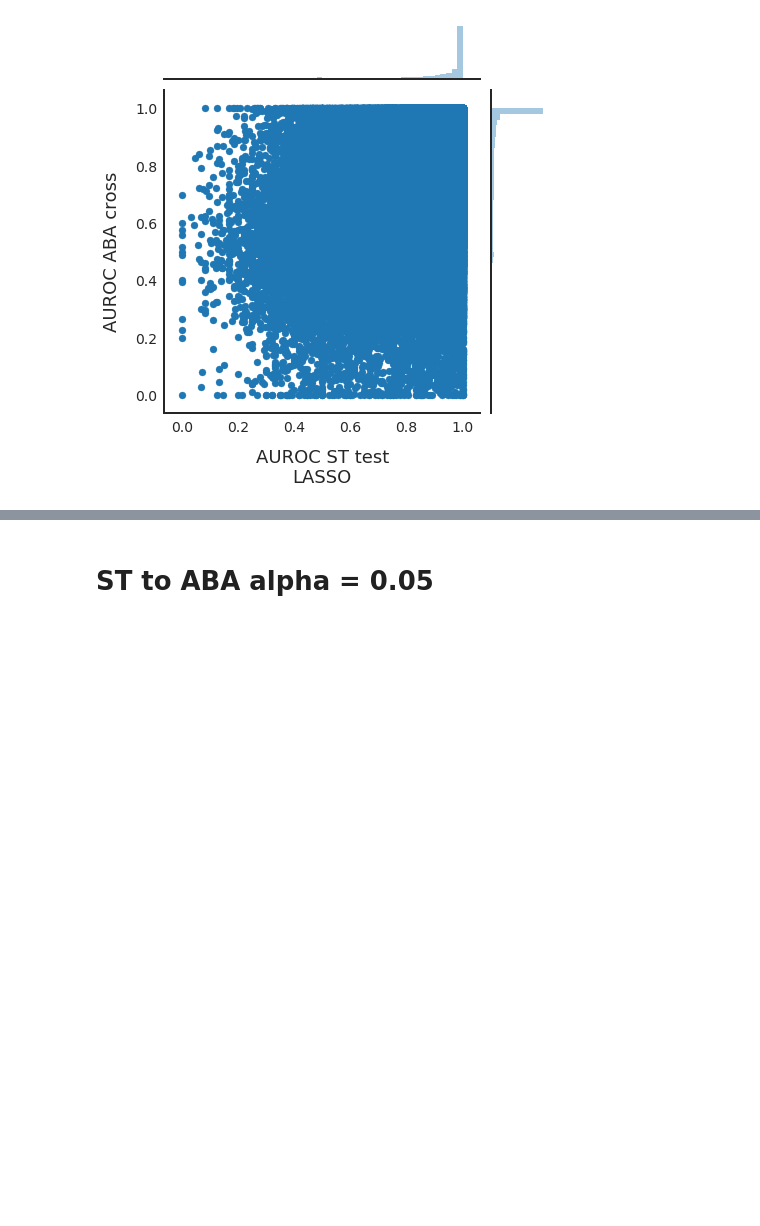
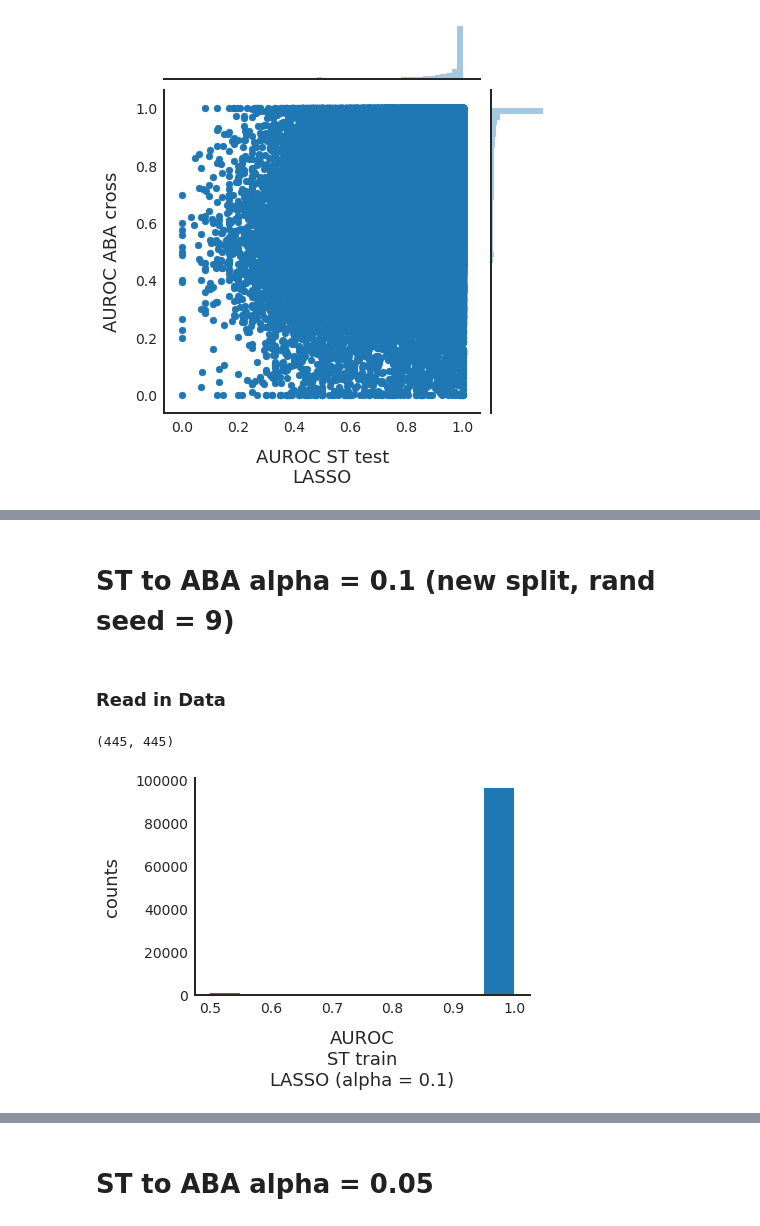
Before and after one commit to shainalu/spatial_rep, a Jupyter notebook: 11_crossplots.ipynb, the cells around one changed output, grey strips where cells are left out. Saved outputs shown, nothing was run; the diff lists cells and outputs as text; code cells hidden in the pictures; blank space fills up the shorter version.

```diff
--- a/11_crossplots.ipynb
+++ b/11_crossplots.ipynb
@@ -105,0 +213,17 @@ plt.show()
+# %% [markdown]
+# ST to ABA alpha = 0.1 (new split, rand seed = 9)
+# %% [markdown]
+### Read in Data
+# %%
+STTRAIN_FILE = "/home/slu/spatial/data/cross_lasso/STtoABA_STtrain_f1_0p1newsplit_031921.csv"
+STTEST_FILE = "/home/slu/spatial/data/cross_lasso/STtoABA_STtest_f1_0p1newsplit_031921.csv"
+ABAALL_FILE = "/home/slu/spatial/data/cross_lasso/STtoABA_ABAall_f1_0p1newsplit_031921.csv"
+# %%
+trainST = pd.read_csv(STTRAIN_FILE, sep=',')
+trainST = trainST.set_index(trainST.columns)
+
+testST = pd.read_csv(STTEST_FILE, sep=',')
+testST = testST.set_index(testST.columns)
+
+allABA = pd.read_csv(ABAALL_FILE, sep=',')
+allABA = allABA.set_index(allABA.columns)
@@ -105,0 +234,11 @@ plt.show()
+# %%
+trainST.shape
+# %% [output]
+(445, 445)
+# %%
+plt.hist(trainST.values[np.triu_indices_from(trainST, k=1)])
+plt.xlabel("AUROC\nST train\nLASSO (alpha = 0.1)")
+plt.ylabel("counts")
+plt.show()
+# %% [output]
+[figure, added]
```
Also changed, not shown: parts of 50 cells of this notebook, 39 other files.
